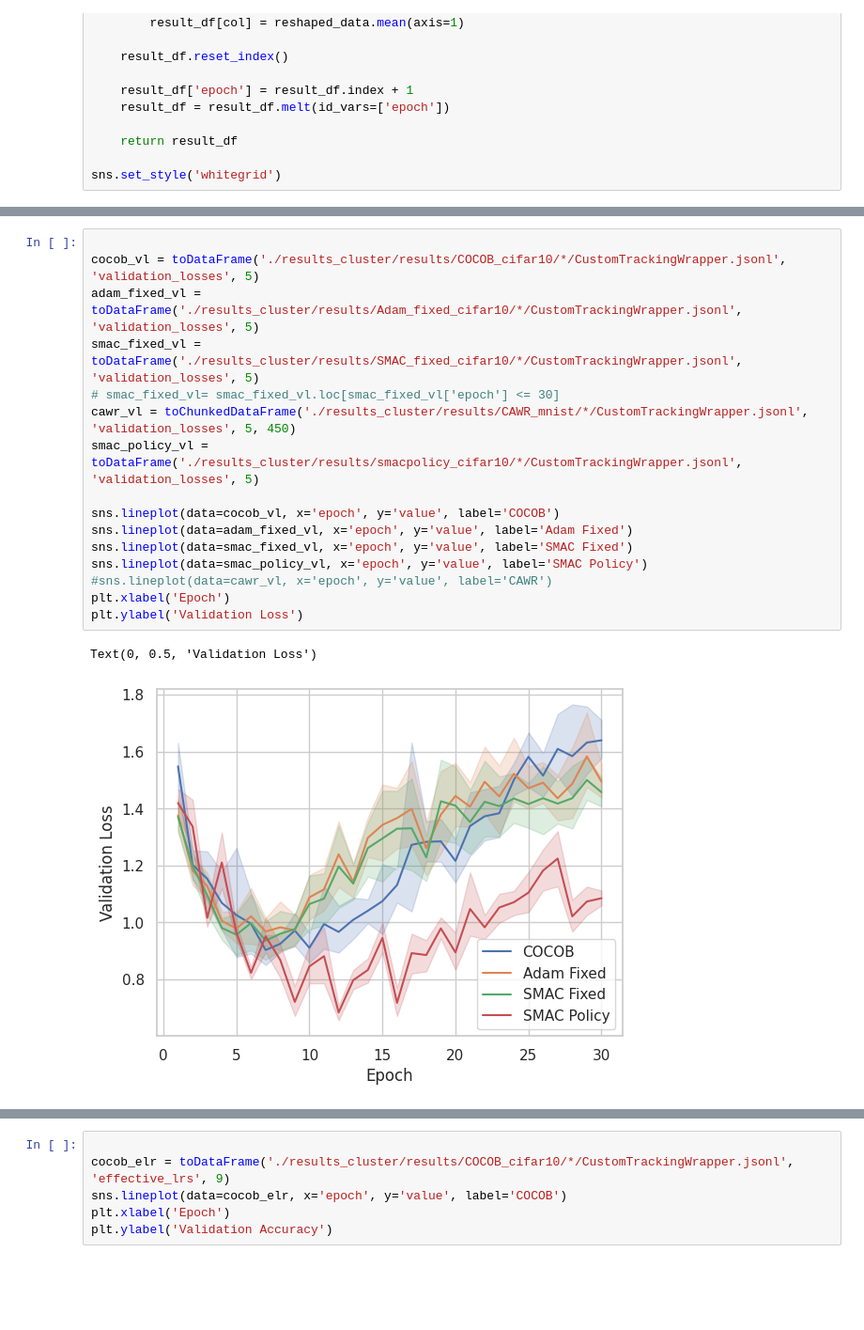
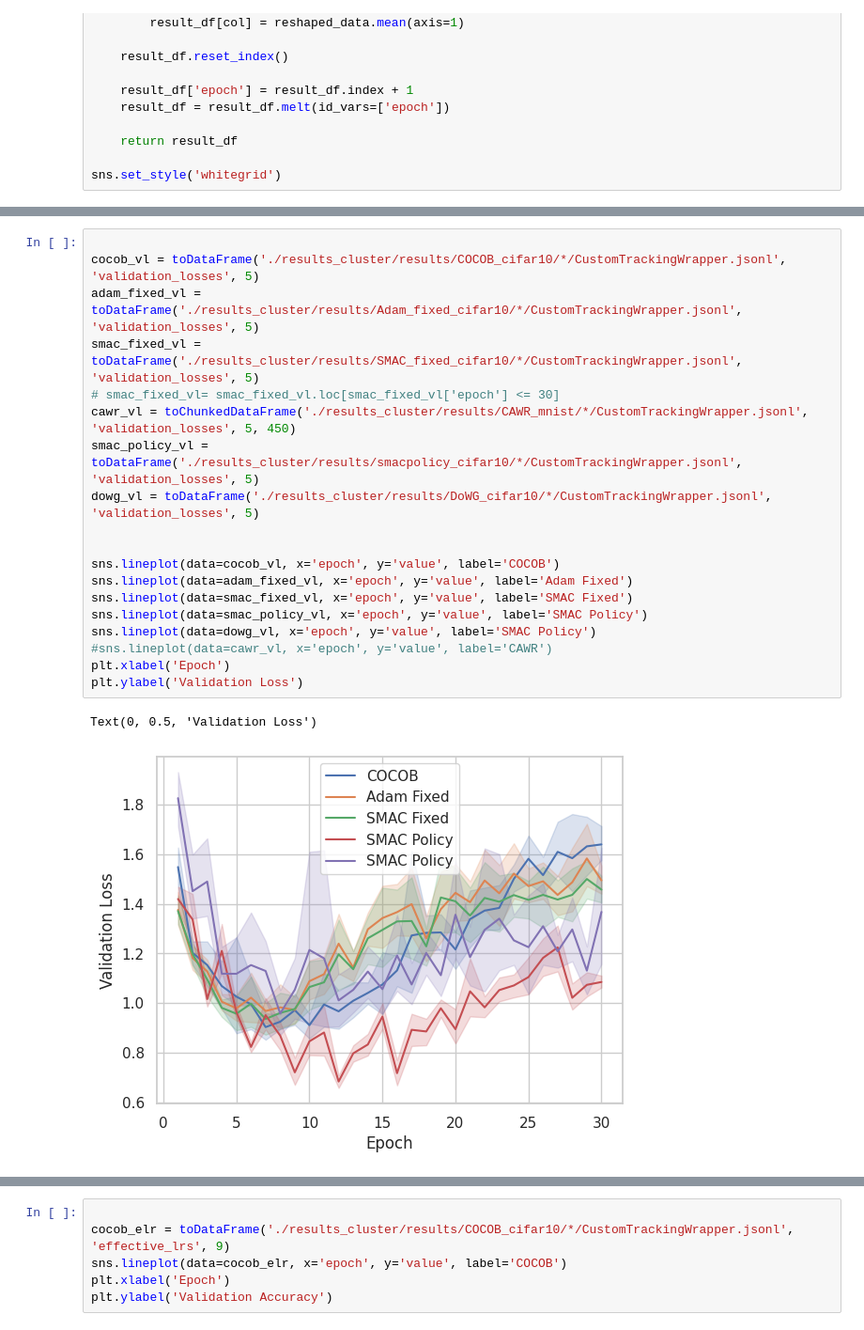
Before and after one commit to MichaHenh/Revisiting_LR_Control, a Jupyter notebook: ba_parameter_free_dac/plotting_cifar10.ipynb, the cells around one changed output, grey strips where cells are left out. Shown at 94% size. Cells and saved outputs as stored; diff of their text form; blank space fills up the shorter version.

```diff
--- a/ba_parameter_free_dac/plotting_cifar10.ipynb
+++ b/ba_parameter_free_dac/plotting_cifar10.ipynb
@@ -60,22 +62,25 @@ Text(0, 0.5, 'Training Loss')
 # %%
 
 cocob_vl = toDataFrame('./results_cluster/results/COCOB_cifar10/*/CustomTrackingWrapper.jsonl', 'validation_losses', 5)
 adam_fixed_vl = toDataFrame('./results_cluster/results/Adam_fixed_cifar10/*/CustomTrackingWrapper.jsonl', 'validation_losses', 5)
 smac_fixed_vl = toDataFrame('./results_cluster/results/SMAC_fixed_cifar10/*/CustomTrackingWrapper.jsonl', 'validation_losses', 5)
 # smac_fixed_vl= smac_fixed_vl.loc[smac_fixed_vl['epoch'] <= 30]
 cawr_vl = toChunkedDataFrame('./results_cluster/results/CAWR_mnist/*/CustomTrackingWrapper.jsonl', 'validation_losses', 5, 450)
 smac_policy_vl = toDataFrame('./results_cluster/results/smacpolicy_cifar10/*/CustomTrackingWrapper.jsonl', 'validation_losses', 5)
+dowg_vl = toDataFrame('./results_cluster/results/DoWG_cifar10/*/CustomTrackingWrapper.jsonl', 'validation_losses', 5)
+
 
 sns.lineplot(data=cocob_vl, x='epoch', y='value', label='COCOB')
 sns.lineplot(data=adam_fixed_vl, x='epoch', y='value', label='Adam Fixed')
 sns.lineplot(data=smac_fixed_vl, x='epoch', y='value', label='SMAC Fixed')
 sns.lineplot(data=smac_policy_vl, x='epoch', y='value', label='SMAC Policy')
+sns.lineplot(data=dowg_vl, x='epoch', y='value', label='SMAC Policy')
 #sns.lineplot(data=cawr_vl, x='epoch', y='value', label='CAWR')
 plt.xlabel('Epoch')
 plt.ylabel('Validation Loss')
 # %% [output]
 Text(0, 0.5, 'Validation Loss')
-[figure, old version]
+[figure, new version]
 # %%
 
 cocob_va = toDataFrame('./results_cluster/results/COCOB_cifar10/*/CustomTrackingWrapper.jsonl', 'validation_accuracies', 6)
```
Also changed, not shown: parts of 2 cells of this notebook, 2 other files.
